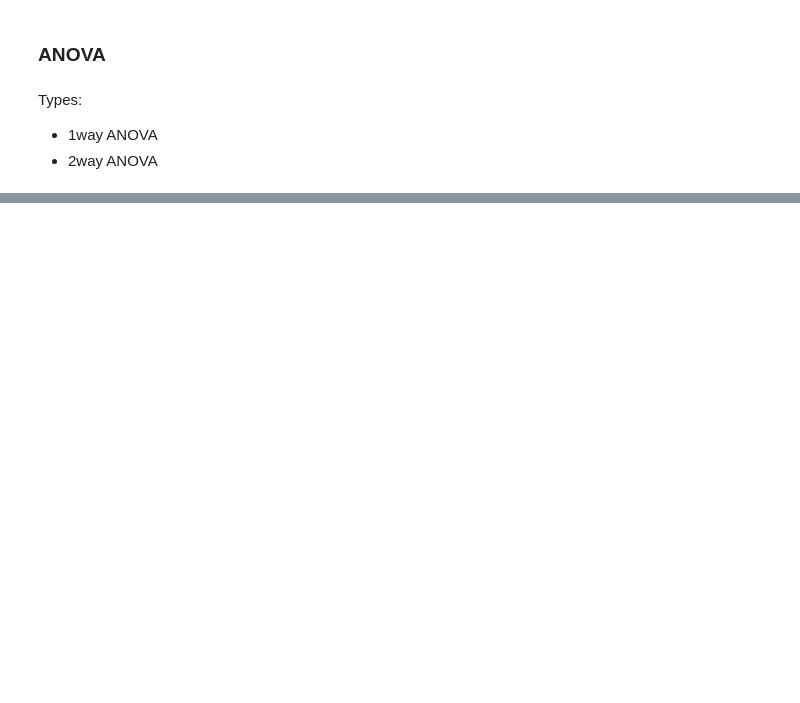
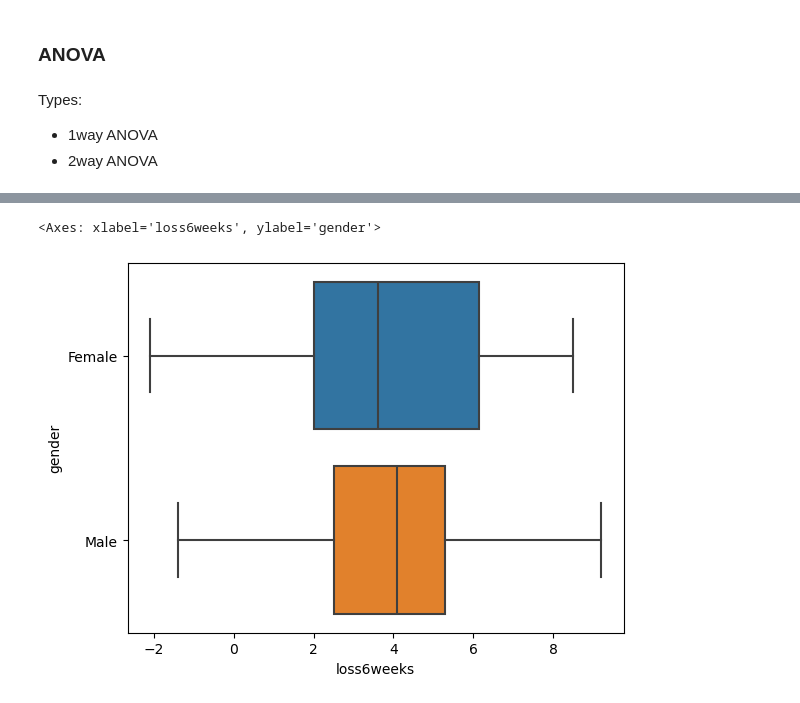
Before and after one commit to gali-jithendra/LEARNINGS, a Jupyter notebook: 9_DS_ANOVA.ipynb, the cells around one changed output, grey strips where cells are left out. Drawn from its saved outputs; the diff is of its cells as text; code cells hidden in the pictures; blank space fills up the shorter version.

```diff
--- a/9_DS_ANOVA.ipynb
+++ b/9_DS_ANOVA.ipynb
@@ -6,0 +146,3 @@ Types:
+# %%
+df = pd.read_csv(r"C:\Users\gjithend\Desktop\HTML_PROJECT\ALL_FOLDERS\LEARNINGS\LEARNINGS\Z_9_DS_ANOVA_diet.csv")
+df.head()
@@ -6,0 +180,3 @@ Types:
+# %%
+df['loss6weeks'] = df['preweight'] - df['weight6weeks']
+df.head()
@@ -6,0 +190,5 @@ Types:
+# %%
+sns.boxplot(x='loss6weeks',y='gender',data=df)
+# %% [output]
+<Axes: xlabel='loss6weeks', ylabel='gender'>
+[figure, added]
```
Also changed, not shown: parts of 31 cells of this notebook, 1 other file.
